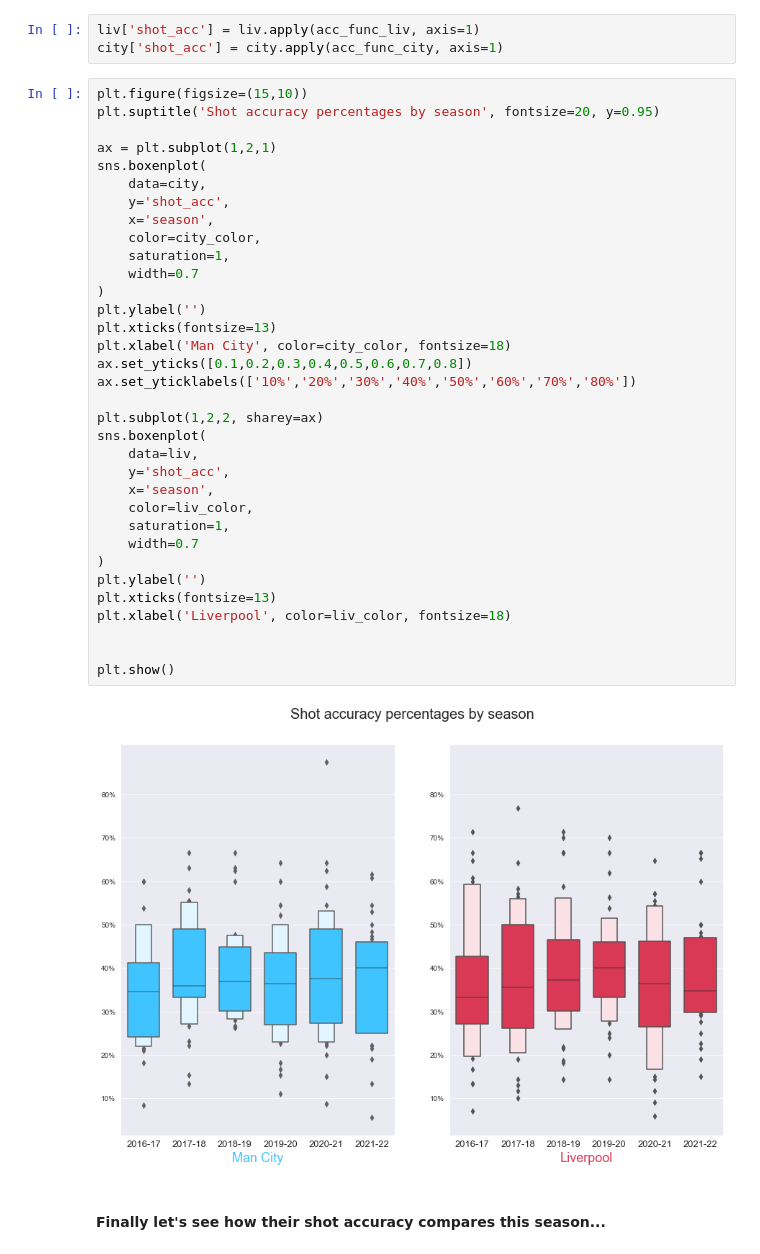
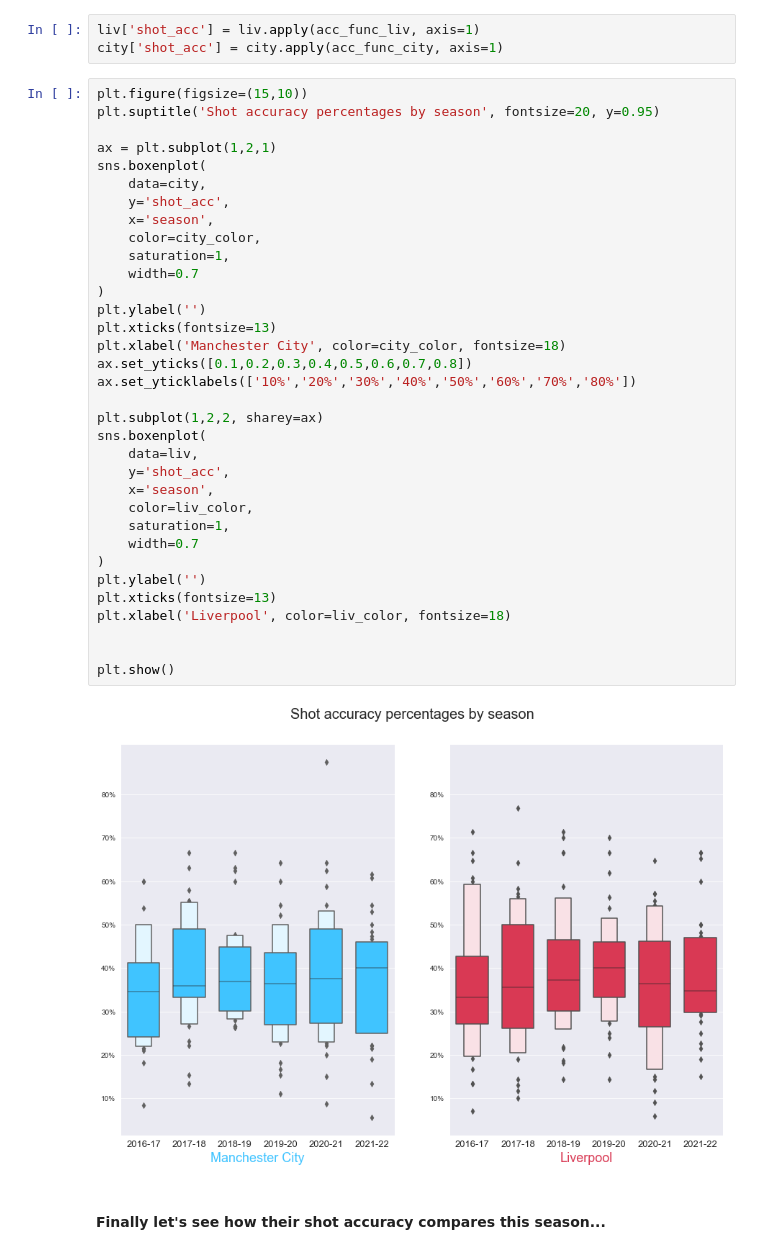
Before and after one commit to bajcula/soccerdata, a Jupyter notebook: Liverpool_VS_Man_City_VS_Rest_of_the_PL.ipynb, the cells around one changed output. Saved outputs shown, nothing was run; the diff lists cells and outputs as text.

```diff
--- a/Liverpool_VS_Man_City_VS_Rest_of_the_PL.ipynb
+++ b/Liverpool_VS_Man_City_VS_Rest_of_the_PL.ipynb
@@ -1033,35 +1042,35 @@ plt.suptitle('Shot accuracy percentages by season', fontsize=20, y=0.95)
 ax = plt.subplot(1,2,1)
 sns.boxenplot(
     data=city,
     y='shot_acc',
     x='season',
     color=city_color,
     saturation=1,
     width=0.7
 )
 plt.ylabel('')
 plt.xticks(fontsize=13)
-plt.xlabel('Man City', color=city_color, fontsize=18)
+plt.xlabel('Manchester City', color=city_color, fontsize=18)
 ax.set_yticks([0.1,0.2,0.3,0.4,0.5,0.6,0.7,0.8])
 ax.set_yticklabels(['10%','20%','30%','40%','50%','60%','70%','80%'])
 
 plt.subplot(1,2,2, sharey=ax)
 sns.boxenplot(
     data=liv,
     y='shot_acc',
     x='season',
     color=liv_color,
     saturation=1,
     width=0.7
 )
 plt.ylabel('')
 plt.xticks(fontsize=13)
 plt.xlabel('Liverpool', color=liv_color, fontsize=18)
 
 
 plt.show()
 # %% [output]
-[figure, old version]
+[figure, new version]
 # %% [markdown]
 #### Finally let's see how their shot accuracy compares this season...
 # %%
```
Also changed, not shown: parts of 5 cells of this notebook.
